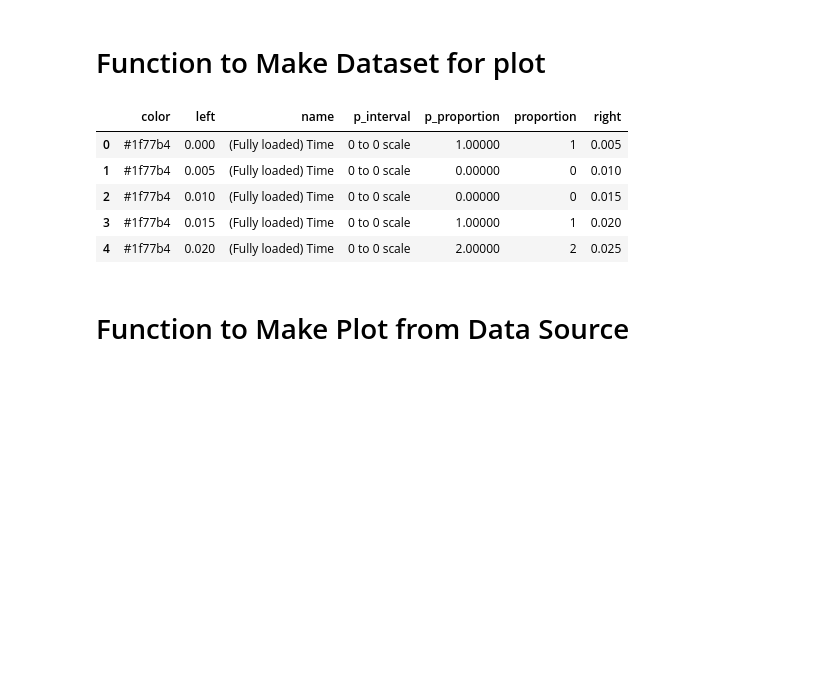
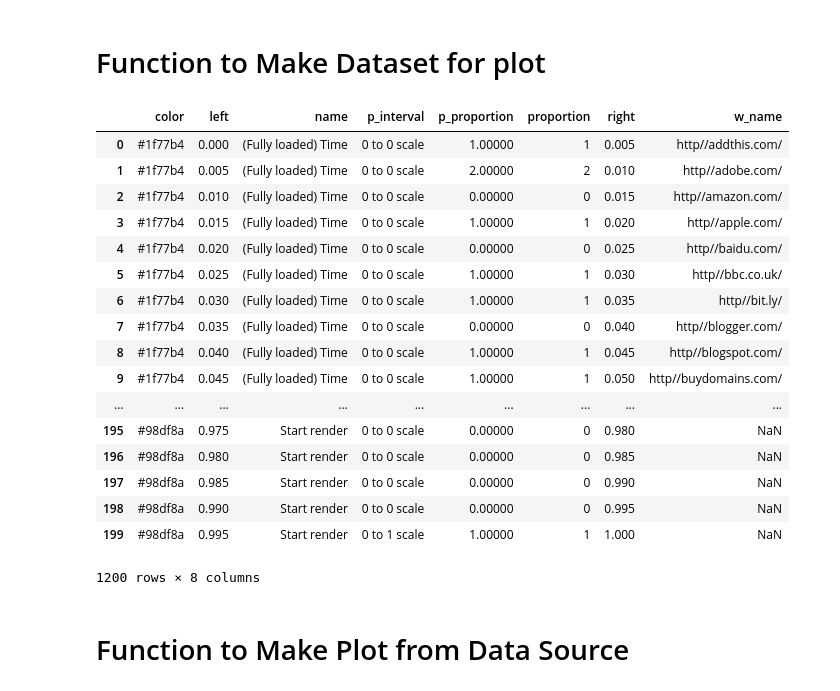
Before and after one commit to kirubeltadesse/Webpageranking, a Jupyter notebook: bokeh_app/scripts/histogram.ipynb, the cells around one changed output. Drawn from its saved outputs; the diff is of its cells as text; code cells hidden in the pictures; blank space fills up the shorter version.

```diff
--- a/bokeh_app/scripts/histogram.ipynb
+++ b/bokeh_app/scripts/histogram.ipynb
@@ -23,14 +24,14 @@ u'/home/kirubel/Networking/Webranking/bokeh_app/scripts'
 # %%
 # load in params and websites
-webs_paras = pd.read_csv('../data/normalized.csv')
-webs = webs_paras.drop(['(Doc complete) Byets in','(Fully loaded) Bytes in','(Fully loaded) Requests','(Fully loaded) Requests','(Doc complete) Requests'], axis = 1)
-webs_requests = webs_paras[['Site name','(Fully loaded) Requests','(Fully loaded) Requests','(Doc complete) Requests']]
+webs_paras = pd.read_csv('../data/nor_time.csv')
+#webs = webs_paras.drop(['(Doc complete) Byets in','(Fully loaded) Bytes in','(Fully loaded) Requests','(Fully loaded) Requests','(Doc complete) Requests'], axis = 1)
+#webs_requests = webs_paras[['Site name','(Fully loaded) Requests','(Fully loaded) Requests','(Doc complete) Requests']]
 
 
 
  #webs['(Doc complete) Byets in'].describe()
 
-list_of_params = list(webs.columns[1:].unique())
+list_of_params = list(webs_paras.columns[1:].unique())
 
 list_of_params.sort()
 
@@ -38,3 +39,5 @@ list_of_params.sort()
 
 #for i in range(49):
     #print i%10
+webs_paras.min()
+#webs_paras['(Fully loaded) Bytes in'].max()
@@ -41,14 +53,14 @@ list_of_params.sort()
 # %% [markdown]
 # Function to Make Dataset for plot
 # %%
-def make_dataset(params_list, range_start = 0.0, range_end = 1, bin_width = 0.005):
+def make_dataset(params_list, range_start = 0, range_end = 1, bin_width =0.005):
 
     #check to make sure the start is less than the end
     assert range_start < range_end, "Start must be less than end!"
 
     #by_params = pd.DataFrame(columns=[ ,'Max', 'Avarage', 'Min','color'])
     by_params = pd.DataFrame(columns=[ 'left','right', 'proportion', 'p_proportion','p_interval', 'name', 'color'])
-   #
+
 
     range_extent = range_end - range_start
     values = ['Min', "Avarage", 'Max']
@@ -57,7 +69,9 @@ def make_dataset(params_list, range_start = 0.0, range_end = 1, bin_width = 0.00
 
         #print para_name
         # Subset to the parameter
-        subset = webs[para_name]
+        subset = webs_paras[para_name]
+
+
 
         # note: subset have to be a list of values
 
@@ -81,9 +95,10 @@ def make_dataset(params_list, range_start = 0.0, range_end = 1, bin_width = 0.00
 
         # Assign the parameter for labels
         arr_df['name'] = para_name
+        arr_df['w_name'] = webs['Site name']
 
         # Color each parametr differently
-        arr_df['color'] = Category20_16[i%16]
+        arr_df['color'] = Category20_16[i]
 
         # Add to the overall dataframe
         by_params = by_params.append(arr_df)
@@ -95,14 +110,26 @@ def make_dataset(params_list, range_start = 0.0, range_end = 1, bin_width = 0.00
 
     return by_params
 # %%
-make_dataset(list_of_params).head()
+make_dataset(list_of_params)
 # %% [output]
-|  | color | left | name | p_interval | p_proportion | proportion | right |
-| 0 | #1f77b4 | 0.000 | (Fully loaded) Time | 0 to 0 scale | 1.00000 | 1 | 0.005 |
-| 1 | #1f77b4 | 0.005 | (Fully loaded) Time | 0 to 0 scale | 0.00000 | 0 | 0.010 |
-| 2 | #1f77b4 | 0.010 | (Fully loaded) Time | 0 to 0 scale | 0.00000 | 0 | 0.015 |
-| 3 | #1f77b4 | 0.015 | (Fully loaded) Time | 0 to 0 scale | 1.00000 | 1 | 0.020 |
-| 4 | #1f77b4 | 0.020 | (Fully loaded) Time | 0 to 0 scale | 2.00000 | 2 | 0.025 |
+|  | color | left | name | p_interval | p_proportion | proportion | right | w_name |
+| 0 | #1f77b4 | 0.000 | (Fully loaded) Time | 0 to 0 scale | 1.00000 | 1 | 0.005 | http//addthis.com/ |
+| 1 | #1f77b4 | 0.005 | (Fully loaded) Time | 0 to 0 scale | 2.00000 | 2 | 0.010 | http//adobe.com/ |
+| 2 | #1f77b4 | 0.010 | (Fully loaded) Time | 0 to 0 scale | 0.00000 | 0 | 0.015 | http//amazon.com/ |
+| 3 | #1f77b4 | 0.015 | (Fully loaded) Time | 0 to 0 scale | 1.00000 | 1 | 0.020 | http//apple.com/ |
+| 4 | #1f77b4 | 0.020 | (Fully loaded) Time | 0 to 0 scale | 0.00000 | 0 | 0.025 | http//baidu.com/ |
+| 5 | #1f77b4 | 0.025 | (Fully loaded) Time | 0 to 0 scale | 1.00000 | 1 | 0.030 | http//bbc.co.uk/ |
+| 6 | #1f77b4 | 0.030 | (Fully loaded) Time | 0 to 0 scale | 1.00000 | 1 | 0.035 | http//bit.ly/ |
+| 7 | #1f77b4 | 0.035 | (Fully loaded) Time | 0 to 0 scale | 0.00000 | 0 | 0.040 | http//blogger.com/ |
+| 8 | #1f77b4 | 0.040 | (Fully loaded) Time | 0 to 0 scale | 1.00000 | 1 | 0.045 | http//blogspot.com/ |
+| 9 | #1f77b4 | 0.045 | (Fully loaded) Time | 0 to 0 scale | 1.00000 | 1 | 0.050 | http//buydomains.com/ |
+| ... | ... | ... | ... | ... | ... | ... | ... | ... |
+| 195 | #98df8a | 0.975 | Start render | 0 to 0 scale | 0.00000 | 0 | 0.980 | NaN |
+| 196 | #98df8a | 0.980 | Start render | 0 to 0 scale | 0.00000 | 0 | 0.985 | NaN |
+| 197 | #98df8a | 0.985 | Start render | 0 to 0 scale | 0.00000 | 0 | 0.990 | NaN |
+| 198 | #98df8a | 0.990 | Start render | 0 to 0 scale | 0.00000 | 0 | 0.995 | NaN |
+| 199 | #98df8a | 0.995 | Start render | 0 to 1 scale | 1.00000 | 1 | 1.000 | NaN |
+1200 rows × 8 columns
 # %% [markdown]
 # Function to Make Plot from Data Source
 # %%
```
Also changed, not shown: parts of 13 cells of this notebook, 11 other files.
